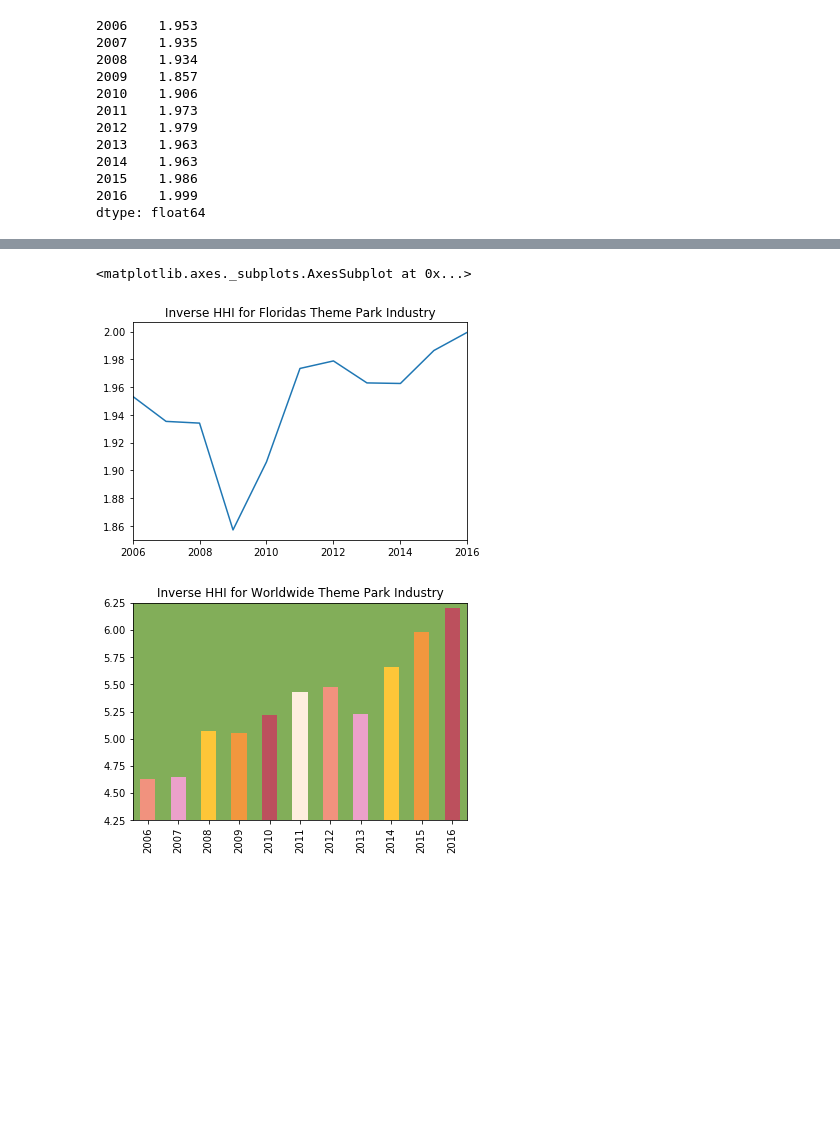
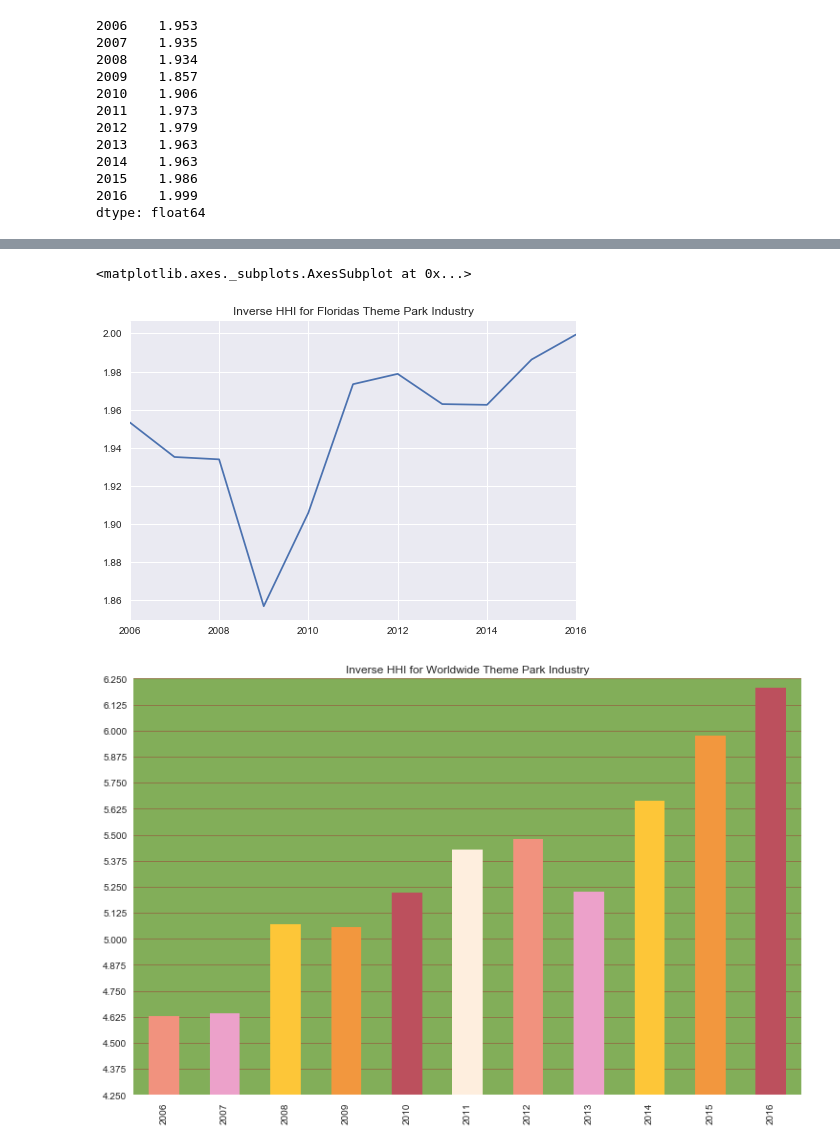
Before and after one commit to RobertHamberg/zooi, a Jupyter notebook: WDC.ipynb, the cells around one changed output, grey strips where cells are left out. Cells and saved outputs as stored; diff of their text form; code cells hidden in the pictures; blank space fills up the shorter version.

```diff
--- a/WDC.ipynb
+++ b/WDC.ipynb
@@ -25,0 +45,3 @@ stock_data_WDC['Close'].plot(title='Disney')
+# %%
+plt.style.use('seaborn')
+stock_data_WDC['Close'].plot(title='Disney')
@@ -164,15 +224,18 @@ axes.set_facecolor('#9FC26E')
 FL_ms_invhhi.plot(title='Inverse HHI for Floridas Theme Park Industry')
 # %% [output]
 <matplotlib.axes._subplots.AxesSubplot at 0x...>
-[figure, old version]
+[figure, new version]
 # %%
 my_colors4 = ['#F1927E', '#ECA1CA', '#FDC638', '#F2973E', '#BC505D', '#FEEEDE']
-tp_ms_invhhi.plot(kind='bar', color=my_colors4, title='Inverse HHI for Worldwide Theme Park Industry')
+tp_ms_invhhi.plot(kind='bar', color=my_colors4, title='Inverse HHI for Worldwide Theme Park Industry', figsize=(12.5,8))
 axes = plt.gca()
 axes.set_ylim([4.25,6.25])
 axes.set_facecolor('#82AE59')
+axes.grid(axis='y', color='#A3242D', alpha=0.5, lw=0.8)
+axes.grid(b=False, axis='x')
+axes.yaxis.set_major_locator(plt.MultipleLocator(0.125))
 # %% [output]
-[figure, old version]
+[figure, new version]
 # %%
 tp_ms_invhhi.plot(title='Inverse HHI for Worldwide Theme Park Industry')
 # %% [output]
```
Also changed, not shown: parts of 14 cells of this notebook.
